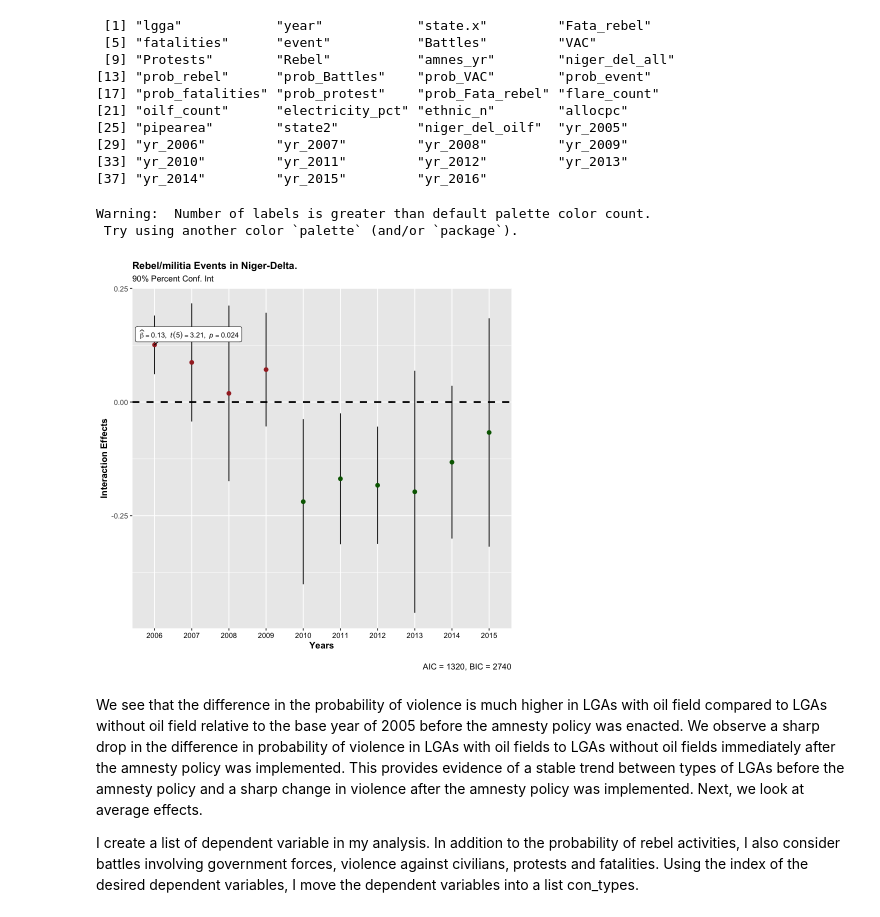
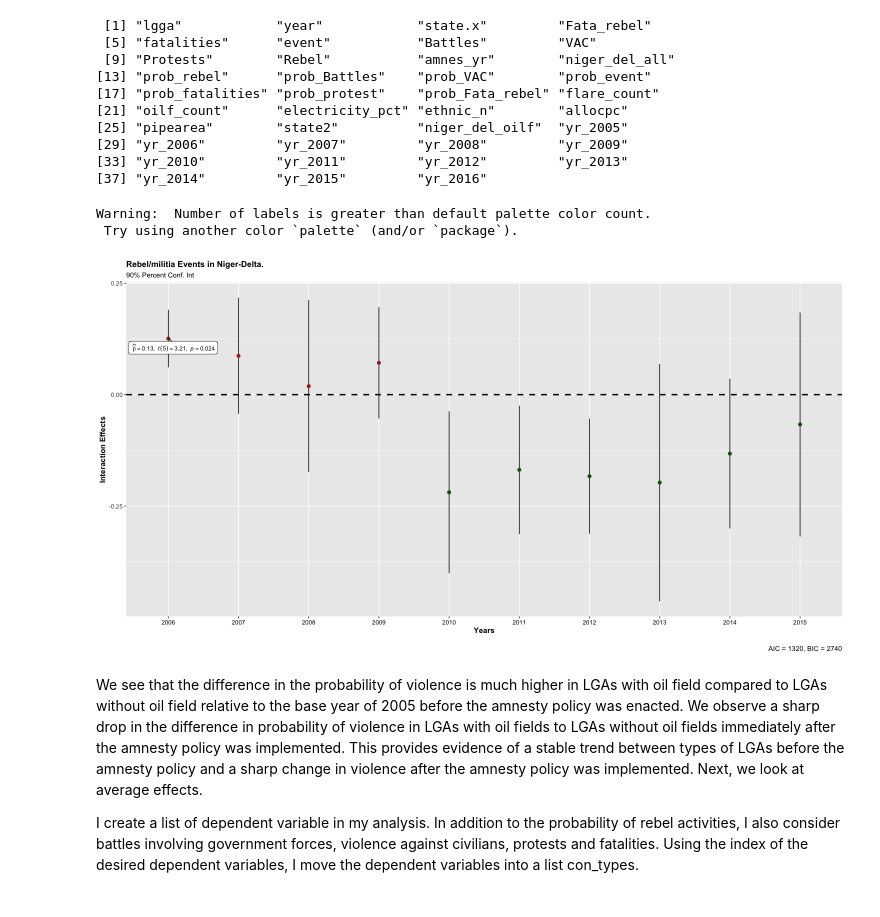
Before and after one commit to uzoma-iloanugo/Thesis-R-Markdown, a Jupyter notebook: Research 2.ipynb, the cells around one changed output. Cells and saved outputs as stored; diff of their text form; code cells hidden in the pictures.

```diff
--- a/Research 2.ipynb
+++ b/Research 2.ipynb
@@ -557,6 +560,7 @@ names(con_main)
 [33] "yr_2010"         "yr_2011"         "yr_2012"         "yr_2013"
 [37] "yr_2014"         "yr_2015"         "yr_2016"
 # %%
+options(repr.plot.width = 15, repr.plot.height = 8)
 
 con_felm_yrs_loop<-list(length(con_main[, 13:19]))
 # Event study regression including interaction of oil field with year dummies for all conflict types.
@@ -568,34 +572,34 @@ for (i in seq_along(con_main[, 13:19])) {
                                  yr_2010:niger_del_oilf+
                                  yr_2011:niger_del_oilf+
                                  yr_2012:niger_del_oilf+
                                  yr_2013:niger_del_oilf+
                                  yr_2014:niger_del_oilf+
                                  yr_2015:niger_del_oilf
                                | year:as.factor(lgga) + as.factor(year) + as.factor(lgga)| 0 | state.x,
                                data = con_main, subset = niger_del_all==1, exactDOF=TRUE, bootcluster= "model")
 
   names(con_felm_yrs_loop)[[i]]<-names(con_main[, 13:19])[[i]]
 }
 
 #Plot of the event study estimates.
 ggcoefstats(con_felm_yrs_loop[[1]], only.significant = TRUE,
             point.args = list(size = 2, color = c("brown", "brown", "brown","brown", "darkgreen", "darkgreen",
                                                   "darkgreen","darkgreen", "darkgreen", "darkgreen")),
             conf.level = 0.90,
             title = "Rebel/militia Events in Niger-Delta.",
             subtitle = "90% Percent Conf. Int",
             stats.labels = T,
             ggtheme = ggplot2::theme_gray()) +
   ggplot2::scale_y_discrete(labels = c("2006", "2007", "2008", "2009", "2010", "2011", "2012",
                                        "2013", "2014", "2015")) +
   ggplot2::labs(x="Interaction Effects", y="Years") +
   ggplot2::coord_flip()+
   theme(axis.text.x = element_text(color=c("black", "black", "black", "black", "black",
                                    "black", "black", "black", "black", "black")))
 # %% [output]
 Warning:  Number of labels is greater than default palette color count.
  Try using another color `palette` (and/or `package`).
-[figure, old version]
+[figure, new version]
 # %% [markdown]
   We see that the difference in the probability of violence is much higher in LGAs with oil field compared to LGAs without oil field relative to the base year of 2005 before the amnesty policy was enacted. We observe a sharp drop in the difference in probability of violence in LGAs with oil fields to LGAs without oil fields immediately after the amnesty policy was implemented. This provides evidence of a stable trend between types of LGAs before the amnesty policy and a sharp change in violence after the amnesty policy was implemented. Next, we look at average effects.
 
```
Also changed, not shown: parts of 7 cells of this notebook.
